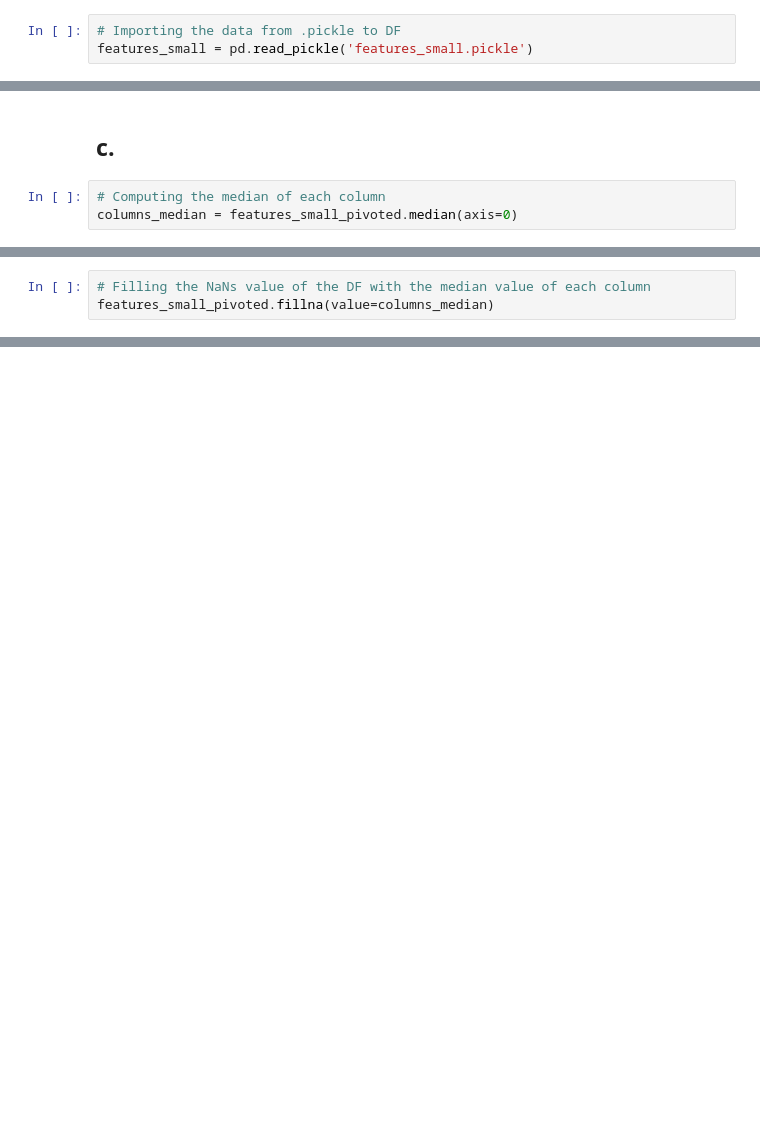
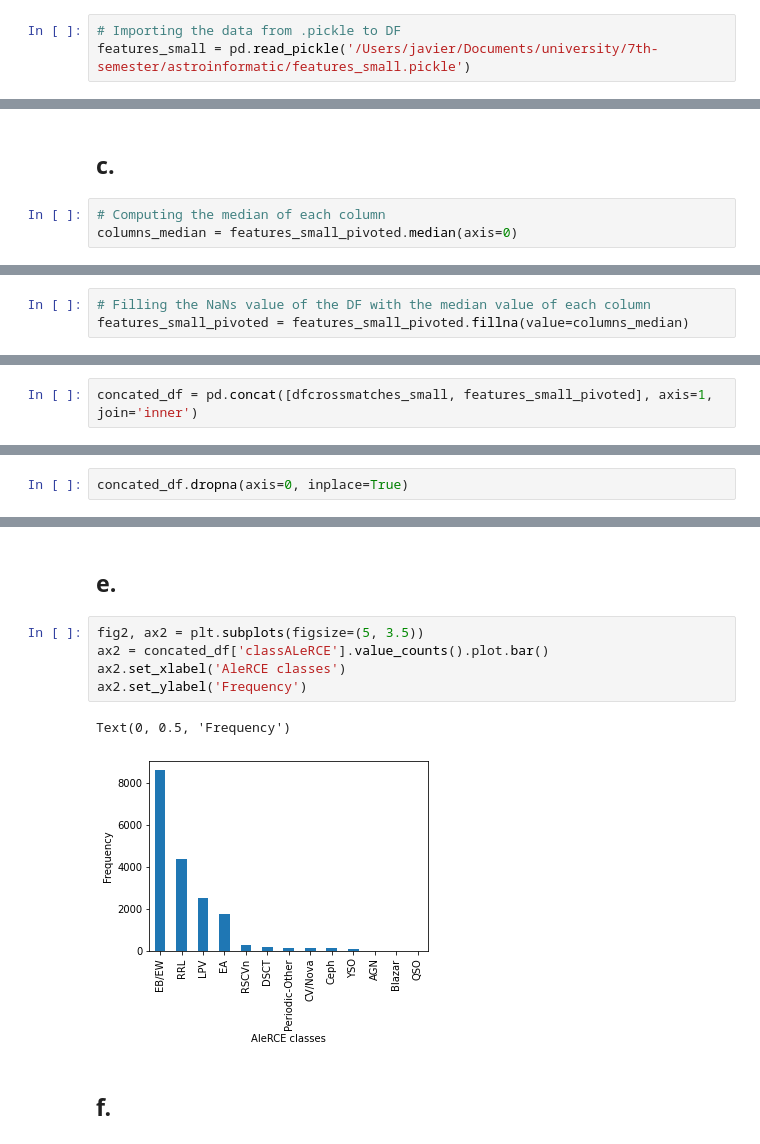
Before and after one commit to Wenupi/astroinformatic-git, a Jupyter notebook: tarea-2/code.ipynb, the cells around one changed output, grey strips where cells are left out. Cells and saved outputs as stored; diff of their text form; blank space fills up the shorter version.

```diff
--- a/tarea-2/code.ipynb
+++ b/tarea-2/code.ipynb
@@ -63,7 +45,7 @@ Text(0, 0.5, 'Frequency')
 ## b.
 # %%
 # Importing the data from .pickle to DF
-features_small = pd.read_pickle('features_small.pickle')
+features_small = pd.read_pickle('/Users/javier/Documents/university/7th-semester/astroinformatic/features_small.pickle')
 # %%
 # Printing a part of the DF
 features_small
@@ -110,3 +129,3 @@ columns_median = features_small_pivoted.median(axis=0)
 # %%
 # Filling the NaNs value of the DF with the median value of each column
-features_small_pivoted.fillna(value=columns_median)
+features_small_pivoted = features_small_pivoted.fillna(value=columns_median)
@@ -128,0 +177,2 @@ features_small_pivoted.fillna(value=columns_median)
+# %%
+concated_df = pd.concat([dfcrossmatches_small, features_small_pivoted], axis=1, join='inner')
@@ -128,0 +217,2 @@ features_small_pivoted.fillna(value=columns_median)
+# %%
+concated_df.dropna(axis=0, inplace=True)
@@ -128,0 +230,12 @@ features_small_pivoted.fillna(value=columns_median)
+# %% [markdown]
+## e.
+# %%
+fig2, ax2 = plt.subplots(figsize=(5, 3.5))
+ax2 = concated_df['classALeRCE'].value_counts().plot.bar()
+ax2.set_xlabel('AleRCE classes')
+ax2.set_ylabel('Frequency')
+# %% [output]
+Text(0, 0.5, 'Frequency')
+[figure, added]
+# %% [markdown]
+## f.
```
Also changed, not shown: parts of 14 cells of this notebook, 2 other files.
